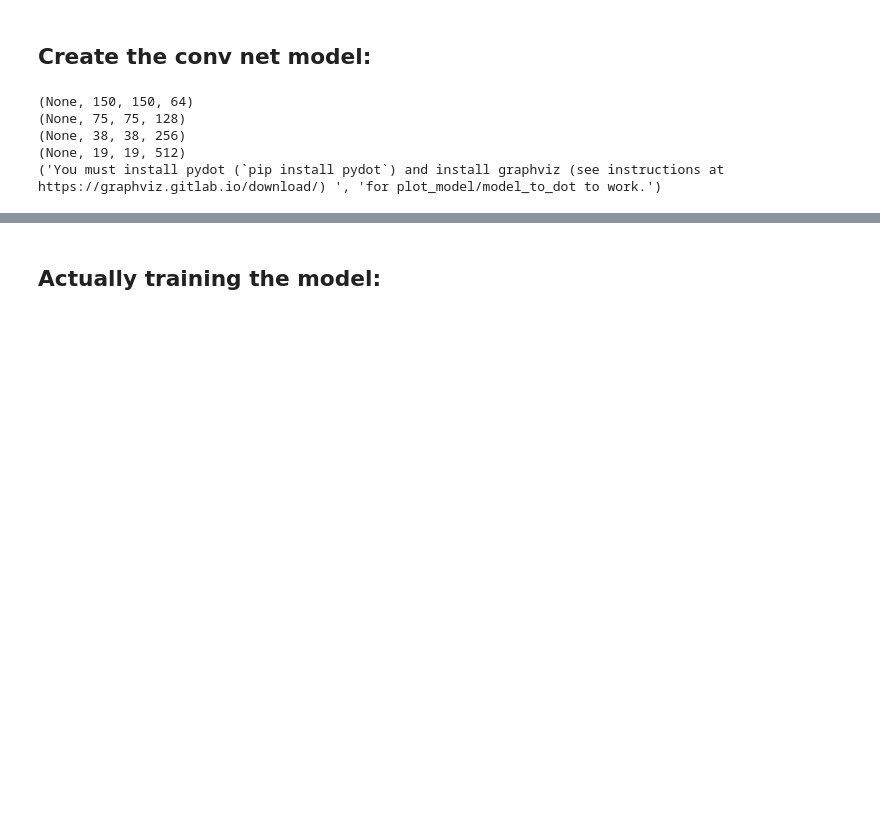
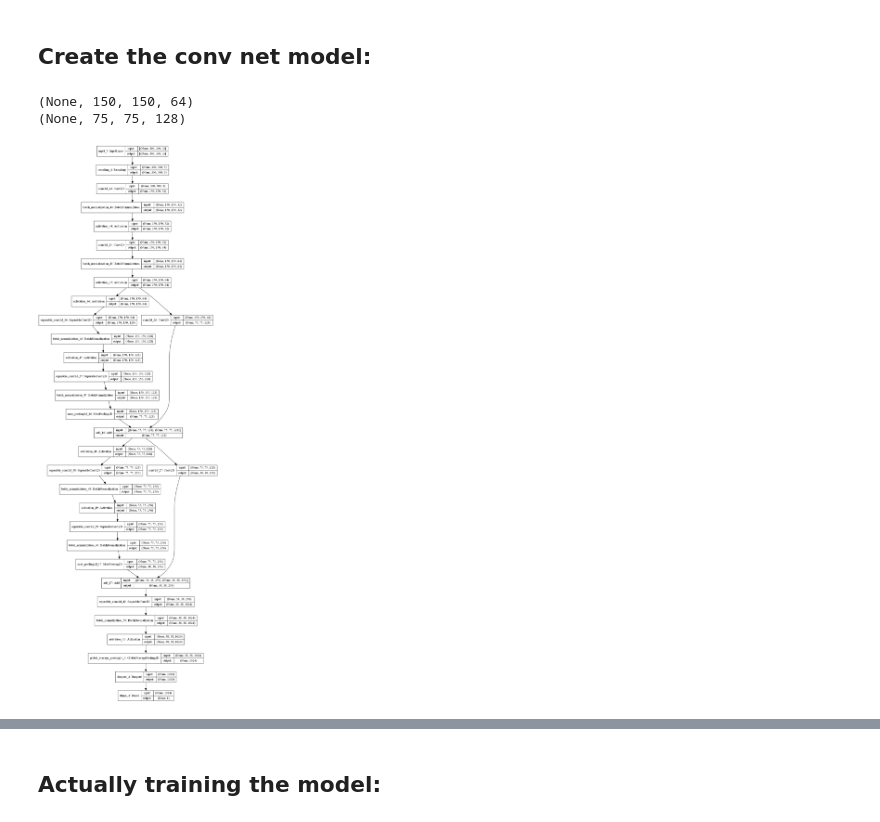
Before and after one commit to theloni-monk/FanService-Meter, a Jupyter notebook: fanmeter.ipynb, the cells around one changed output, grey strips where cells are left out. Saved outputs shown, nothing was run; the diff lists cells and outputs as text; code cells hidden in the pictures; blank space fills up the shorter version.

Commit message:
model analysis

```diff
--- a/fanmeter.ipynb
+++ b/fanmeter.ipynb
@@ -132,13 +114,13 @@ import tensorflow as tf
 from tensorflow import keras
 from tensorflow.keras import layers
 
-batch_size = 32
+batch_size = 44
 
 train_ds = tf.keras.preprocessing.image_dataset_from_directory(
     "res",
     validation_split=0.2,
     subset="training",
-    seed=1337,
+    seed=3114,
     image_size=IMG_SIZE,
     batch_size=batch_size,
 )
@@ -146,7 +128,7 @@ val_ds = tf.keras.preprocessing.image_dataset_from_directory(
     "res",
     validation_split=0.2,
     subset="validation",
-    seed=1337,
+    seed=1567,
     image_size=IMG_SIZE,
     batch_size=batch_size,
 )
@@ -189,9 +171,8 @@ def make_model(input_shape, num_classes):
     x = layers.Activation("relu")(x)
 
     previous_block_activation = x  # Set aside residual
-
     #HACK: ngl i dont rlly understand this part
-    for size in [128, 256, 512, 728]:
+    for size in [128, 256]:
         x = layers.Activation("relu")(x)
         print(x.shape)
         x = layers.SeparableConv2D(size, 3, padding="same")(x)
@@ -204,33 +185,31 @@ def make_model(input_shape, num_classes):
         x = layers.MaxPooling2D(3, strides=2, padding="same")(x)
 
         # Project residual
         residual = layers.Conv2D(size, 1, strides=2, padding="same")(
             previous_block_activation
         )
         x = layers.add([x, residual])  # Add back residual
         previous_block_activation = x  # Set aside next residual
 
     x = layers.SeparableConv2D(1024, 3, padding="same")(x)
     x = layers.BatchNormalization()(x)
     x = layers.Activation("relu")(x)
 
     x = layers.GlobalAveragePooling2D()(x)
     if num_classes == 2:
         activation = "sigmoid"
         units = 1
     else:
         activation = "softmax"
         units = num_classes
 
     x = layers.Dropout(0.5)(x)
     outputs = layers.Dense(units, activation=activation)(x)
     return keras.Model(inputs, outputs)
 
 model = make_model(input_shape=(IMG_SIZE[0], IMG_SIZE[1], 3), num_classes=2)
 keras.utils.plot_model(model, show_shapes=True)
 # %% [output]
 (None, 150, 150, 64)
 (None, 75, 75, 128)
-(None, 38, 38, 256)
-(None, 19, 19, 512)
-('You must install pydot (`pip install pydot`) and install graphviz (see instructions at https://graphviz.gitlab.io/download/) ', 'for plot_model/model_to_dot to work.')
+[figure, added]
```
Also changed, not shown: parts of 6 cells of this notebook, 3 other files.
